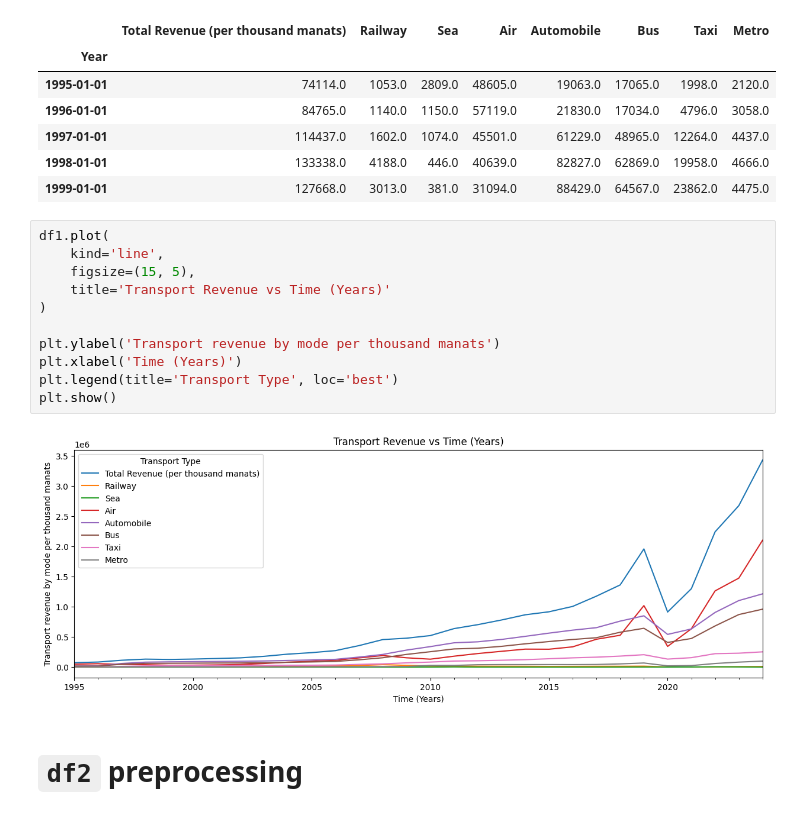
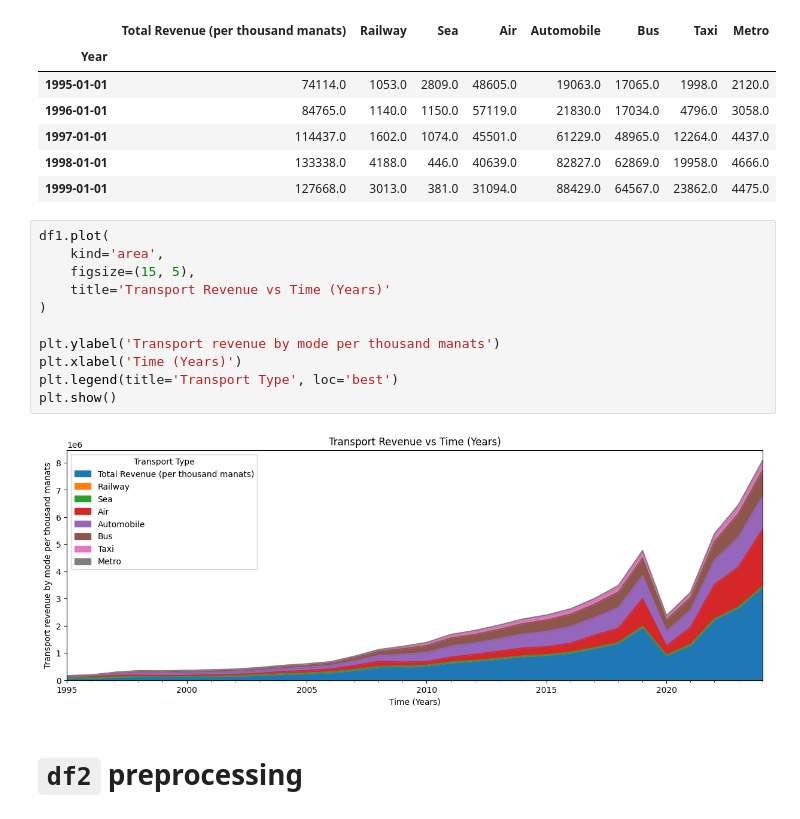
Before and after one commit to vugaer/OpenData.AZ-Analysis, a Jupyter notebook: analyzes/analyze.ipynb, the cells around one changed output. Saved outputs shown, nothing was run; the diff lists cells and outputs as text.

```diff
--- a/analyzes/analyze.ipynb
+++ b/analyzes/analyze.ipynb
@@ -123,17 +121,17 @@ df1.head()
 | 1999-01-01 | 127668.0 | 3013.0 | 381.0 | 31094.0 | 88429.0 | 64567.0 | 23862.0 | 4475.0 |
 # %%
 df1.plot(
-    kind='line',
+    kind='area',
     figsize=(15, 5),
     title='Transport Revenue vs Time (Years)'
 )
 
 plt.ylabel('Transport revenue by mode per thousand manats')
 plt.xlabel('Time (Years)')
 plt.legend(title='Transport Type', loc='best')
 plt.show()
 # %% [output]
-[figure, old version]
+[figure, new version]
 # %% [markdown]
 # `df2` preprocessing
 # %% [markdown]
```
Also changed, not shown: parts of 4 cells of this notebook.
